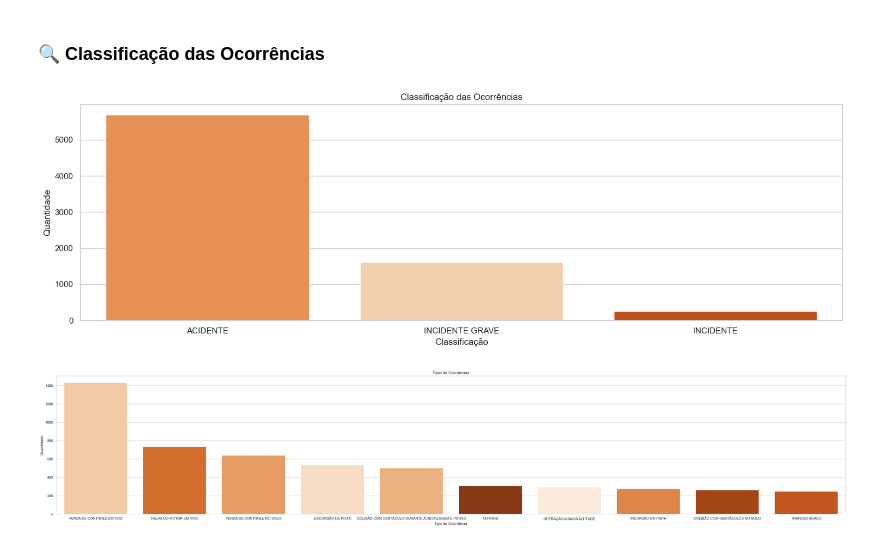
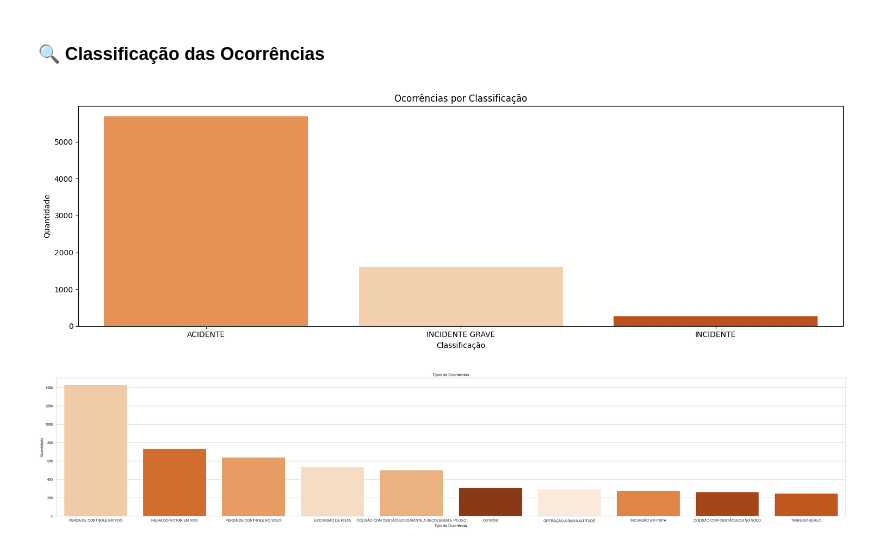
Before and after one commit to GabrielCosta45/analise_aeronautica, a Jupyter notebook: voos_seguros.ipynb, the cells around one changed output. Cells and saved outputs as stored; diff of their text form; code cells hidden in the pictures.

```diff
--- a/voos_seguros.ipynb
+++ b/voos_seguros.ipynb
@@ -246,7 +248,7 @@ plt.show()
 # %%
 import geopandas as gpd
-import pandas as pd
-import matplotlib.pyplot as plt
+
+# Estados do Brasil com shapefile
 
 # Caminho para o shapefile (use 'r' para evitar problemas com barras invertidas)
 caminho_shapefile = r'C:\Users\gahco\OneDrive\Documentos\BR_UF_2024\BR_UF_2024.shp'
@@ -277,7 +279,7 @@ mapa.plot(
 )
 
 # 6. Personalizar o gráfico
-ax.set_title('Número de Ocorrências por Estado (Brasil)', fontsize=16)
+ax.set_title('Mancha de calor das ocorrências por Estado (Brasil)', fontsize=16)
 ax.axis('off')
 
 # 7. Adicionar rótulos com siglas dos estados
@@ -378,24 +382,25 @@ plt.show()
 # %% [markdown]
 ### 🔍 Classificação das Ocorrências
 # %%
-#  Classificação das Ocorrências Distribuição entre acidente, incidente, incidente grave (ocorrencia_classificacao)
+#  Classificação das ocorrências
+
 plt.figure(figsize=(15, 5))
 top_classificacao = df['ocorrencia_classificacao'].value_counts().nlargest(3).index
 # Gráfico de barras
 sns.countplot(
     data=df[df['ocorrencia_classificacao'].isin(top_classificacao)],
     x='ocorrencia_classificacao',
     hue='ocorrencia_classificacao',
     order=top_classificacao,
     palette='Oranges',
     legend=False
 )
-plt.title('Classificação das Ocorrências')
+plt.title('Ocorrências por Classificação')
 plt.xlabel('Classificação')
 plt.ylabel('Quantidade')
 plt.xticks(rotation=0)
 plt.tight_layout()
 plt.show()
 # %% [output]
-[figure, old version]
+[figure, new version]
 # %%
```
Also changed, not shown: parts of 13 cells of this notebook.
